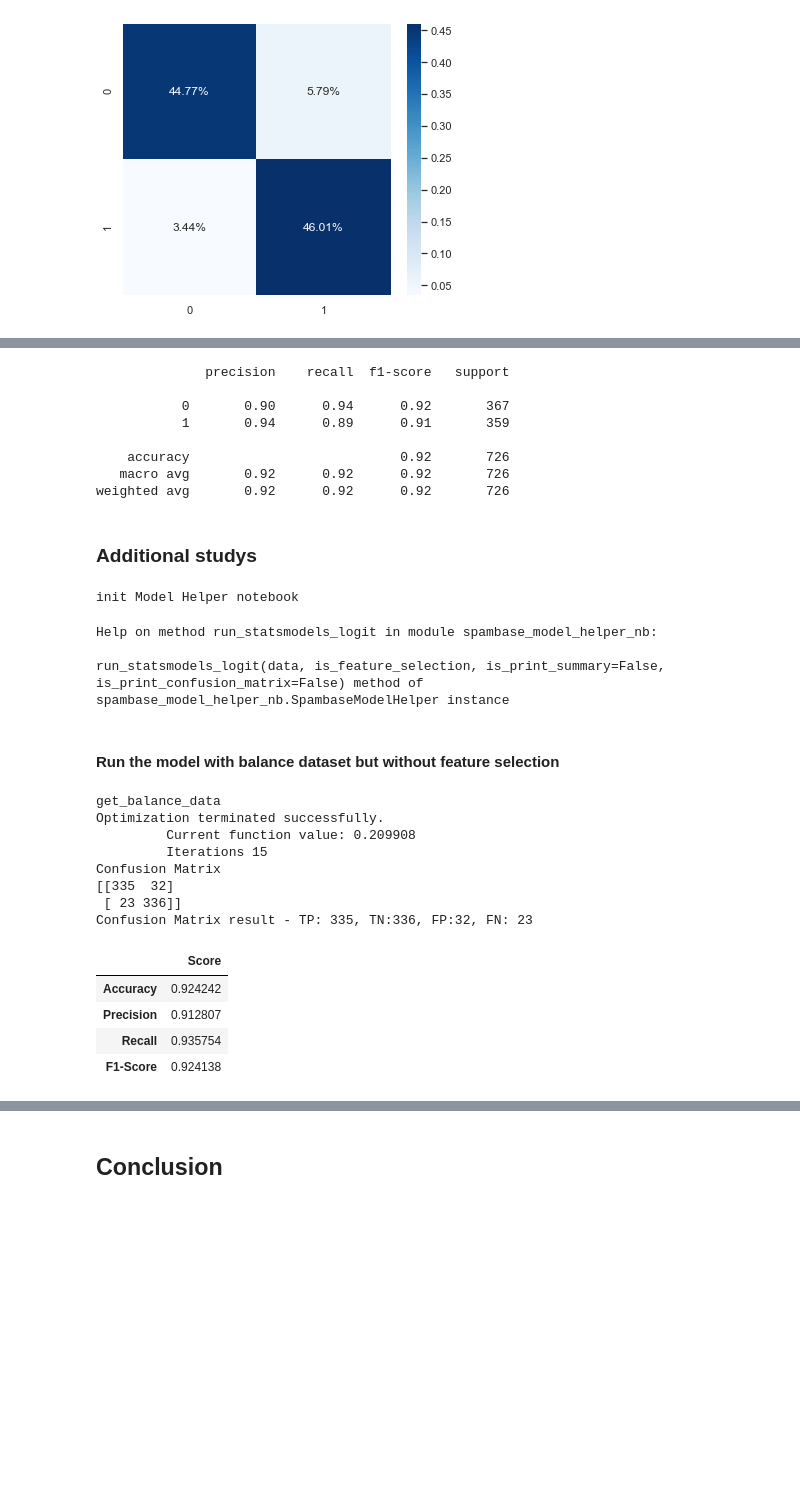
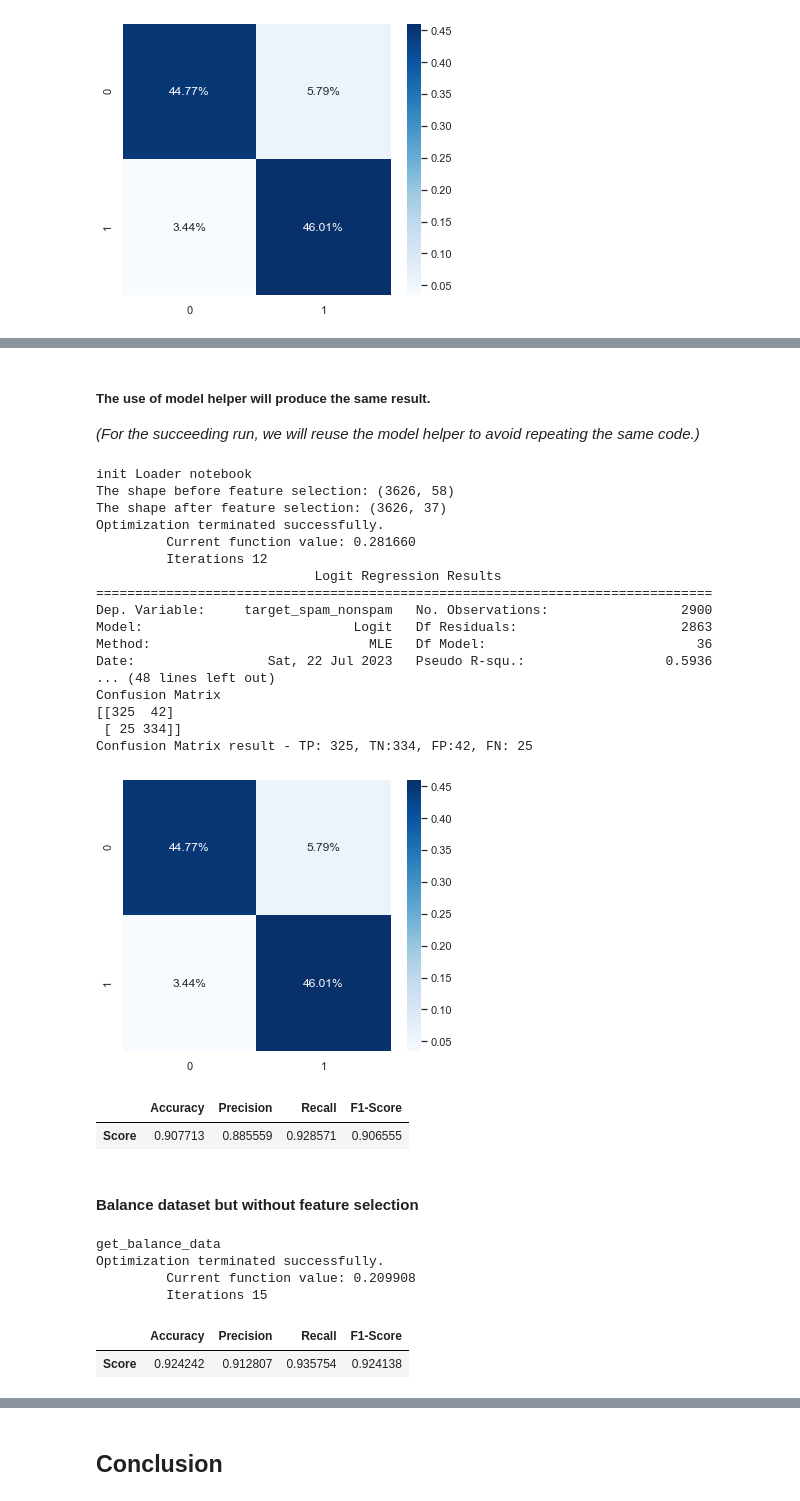
Before and after one commit to quickheaven/scs-3251-statistics-for-data-science, a Jupyter notebook: project_spambase_nb.ipynb, the cells around one changed output, grey strips where cells are left out. Cells and saved outputs as stored; diff of their text form; code cells hidden in the pictures; blank space fills up the shorter version.

Commit message:
Introduced model helper for running test.

```diff
--- a/project_spambase_nb.ipynb
+++ b/project_spambase_nb.ipynb
@@ -336,48 +337,47 @@ sklearn_scores_df
+# %% [markdown]
+##### The use of model helper will produce the same result.
+*(For the succeeding run, we will reuse the model helper to avoid repeating the same code.)*
 # %%
-# print classification report for model
-print(classification_report(y_test, y_pred_sklearn))
+df_sm_result1 = model_helper.run_statsmodels_logit(spambase_balance, is_feature_selection=True,
+                    is_print_summary=True, is_print_confusion_matrix=True)
 # %% [output]
-              precision    recall  f1-score   support
-
-           0       0.90      0.94      0.92       367
-           1       0.94      0.89      0.91       359
-
-    accuracy                           0.92       726
-   macro avg       0.92      0.92      0.92       726
-weighted avg       0.92      0.92      0.92       726
+init Loader notebook
+The shape before feature selection: (3626, 58)
+The shape after feature selection: (3626, 37)
+Optimization terminated successfully.
+         Current function value: 0.281660
+         Iterations 12
+                            Logit Regression Results
+===============================================================================
+Dep. Variable:     target_spam_nonspam   No. Observations:                 2900
+Model:                           Logit   Df Residuals:                     2863
+Method:                            MLE   Df Model:                           36
+Date:                 Sat, 22 Jul 2023   Pseudo R-squ.:                  0.5936
+... (48 lines left out)
+Confusion Matrix
+[[325  42]
+ [ 25 334]]
+Confusion Matrix result - TP: 325, TN:334, FP:42, FN: 25
+[figure, added]
-# %% [markdown]
-### Additional studys
-# %%
-model_helper = spambase_model_helper_nb.SpambaseModelHelper()
-# %% [output]
-init Model Helper notebook
-# %%
-help(model_helper.run_statsmodels_logit)
-# %% [output]
-Help on method run_statsmodels_logit in module spambase_model_helper_nb:
-
-run_statsmodels_logit(data, is_feature_selection, is_print_summary=False, is_print_confusion_matrix=False) method of spambase_model_helper_nb.SpambaseModelHelper instance
+# %%
+df_sm_result1
+# %% [output]
+|  | Accuracy | Precision | Recall | F1-Score |
+| Score | 0.907713 | 0.885559 | 0.928571 | 0.906555 |
 # %% [markdown]
-#### Run the model with balance dataset but without feature selection
+#### Balance dataset but without feature selection
 # %%
 spambase_balance = loader.get_balance_dataset()
 
-df_result = model_helper.run_statsmodels_logit(spambase_balance, is_feature_selection=False)
+df_sm_result2 = model_helper.run_statsmodels_logit(spambase_balance, is_feature_selection=False)
 # %% [output]
 get_balance_data
 Optimization terminated successfully.
          Current function value: 0.209908
          Iterations 15
-Confusion Matrix
-[[335  32]
- [ 23 336]]
-Confusion Matrix result - TP: 335, TN:336, FP:32, FN: 23
 # %%
-df_result
+df_sm_result2
 # %% [output]
-|  | Score |
-| Accuracy | 0.924242 |
-| Precision | 0.912807 |
-| Recall | 0.935754 |
-| F1-Score | 0.924138 |
+|  | Accuracy | Precision | Recall | F1-Score |
+| Score | 0.924242 | 0.912807 | 0.935754 | 0.924138 |
 # %% [markdown]
```
Also changed, not shown: parts of 34 cells of this notebook, 1 other file.
